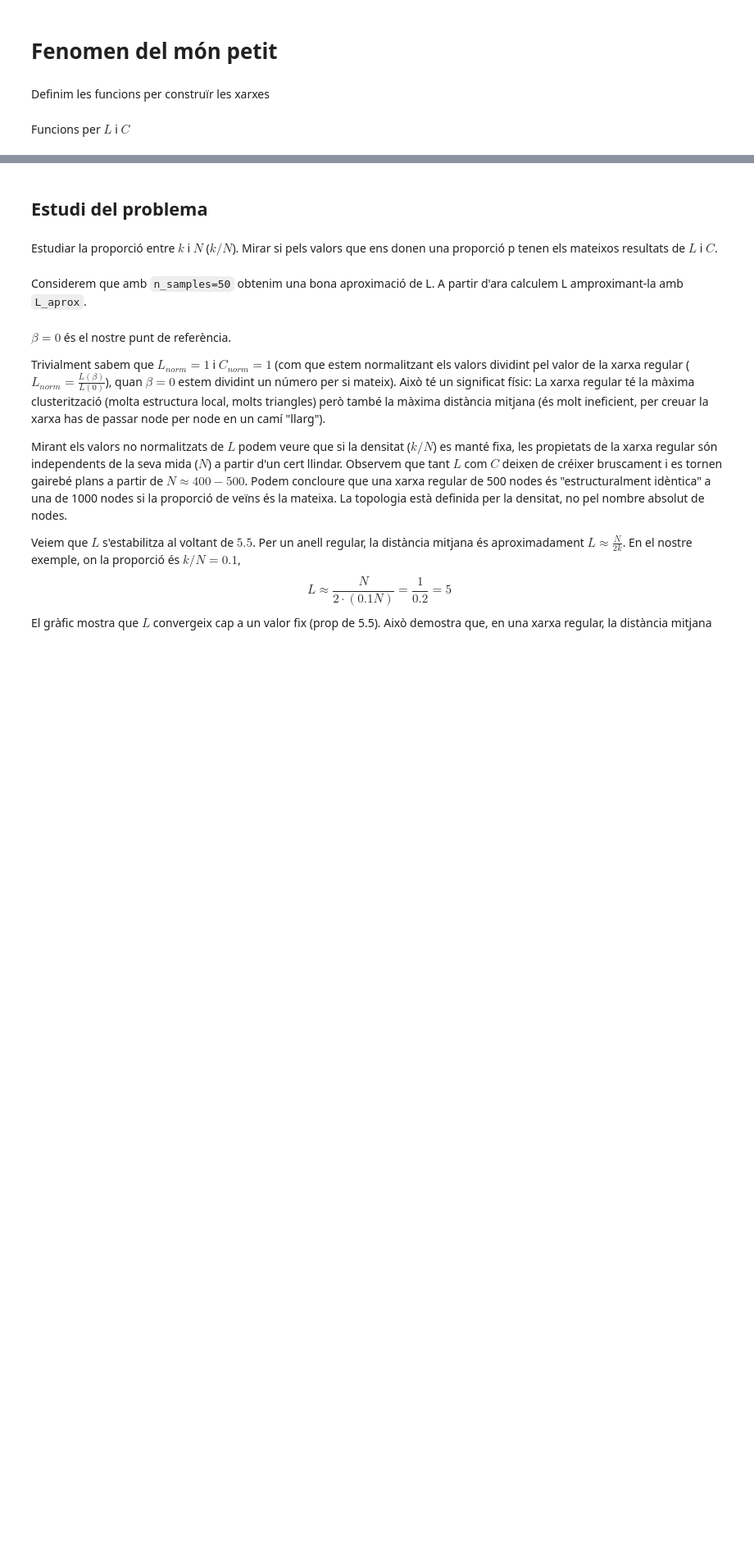
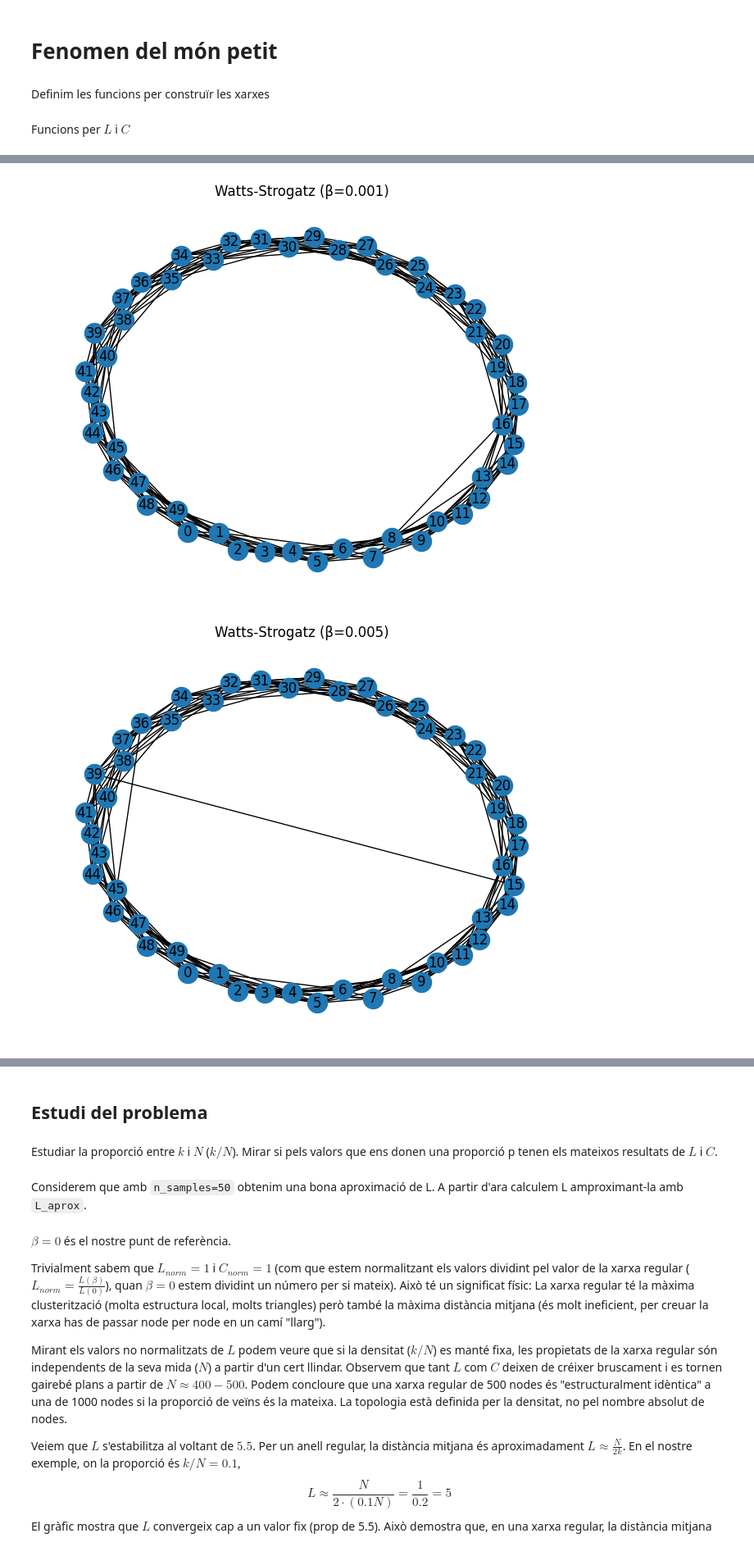
Before and after one commit to sergiresina-gif/small-world-study, a Jupyter notebook: main.ipynb, the cells around one changed output, grey strips where cells are left out. Shown at 82% size. Drawn from its saved outputs; the diff is of its cells as text; code cells hidden in the pictures; blank space fills up the shorter version.

```diff
--- a/main.ipynb
+++ b/main.ipynb
@@ -54,0 +72,19 @@ draw_graph(graphs["Xarxa de Watts-Strogatz"], "Xarxa de Watts-Strogatz", pos=pos
+# %%
+# Ara fem el mateix per a la xarxa de Watts–Strogatz amb les betes β ∈ {0.001, 0.005, 0.01, 0.05, 0.1, 0.5}
+betes = [0.001, 0.005, 0.01, 0.05, 0.1, 0.5]
+
+for beta in betes:
+    G = watts_strogatz(N, k, beta)
+    draw_graph(G, f"Watts-Strogatz (β={beta})", pos=pos)
+    results[beta] = {
+        "L": L(G),
+        "C": C(G)
+    }
+
+# Fem print ordenat per beta
+sorted_results = {k: results[k] for k in sorted(results.keys())}
+for beta, values in sorted_results.items():
+    print(f"{'Watts-Strogatz':<15} (β={beta:<7}): L={values['L']:<12.4f}; L_norm={values['L']/L0:<12.4f}; C={values['C']:<12.4f}; C_norm={values['C']/C0:<12.4f}")
+# %% [output]
+[figure, added]
+[figure, added]
```
Also changed, not shown: parts of 3 cells of this notebook, 1 other file.
